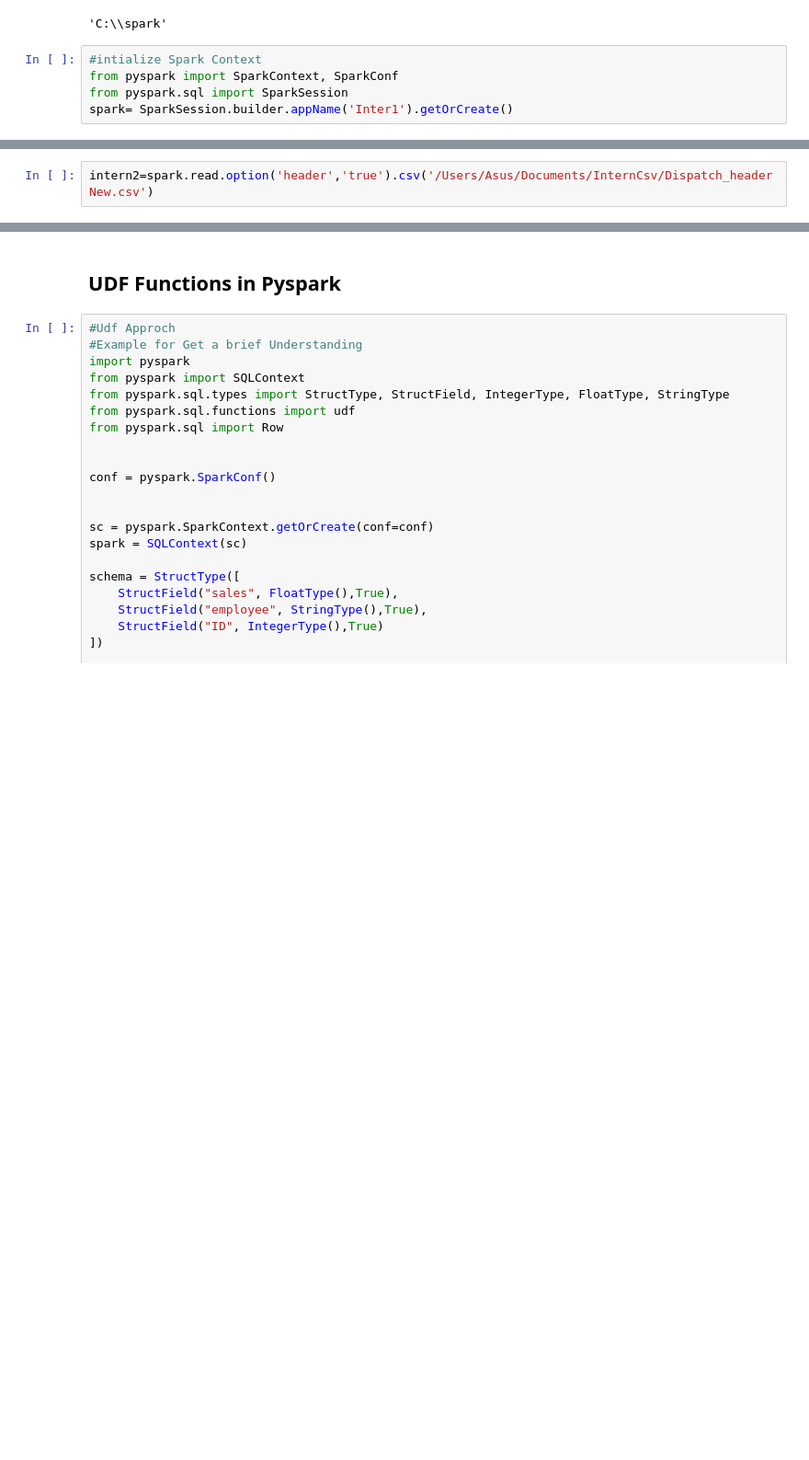
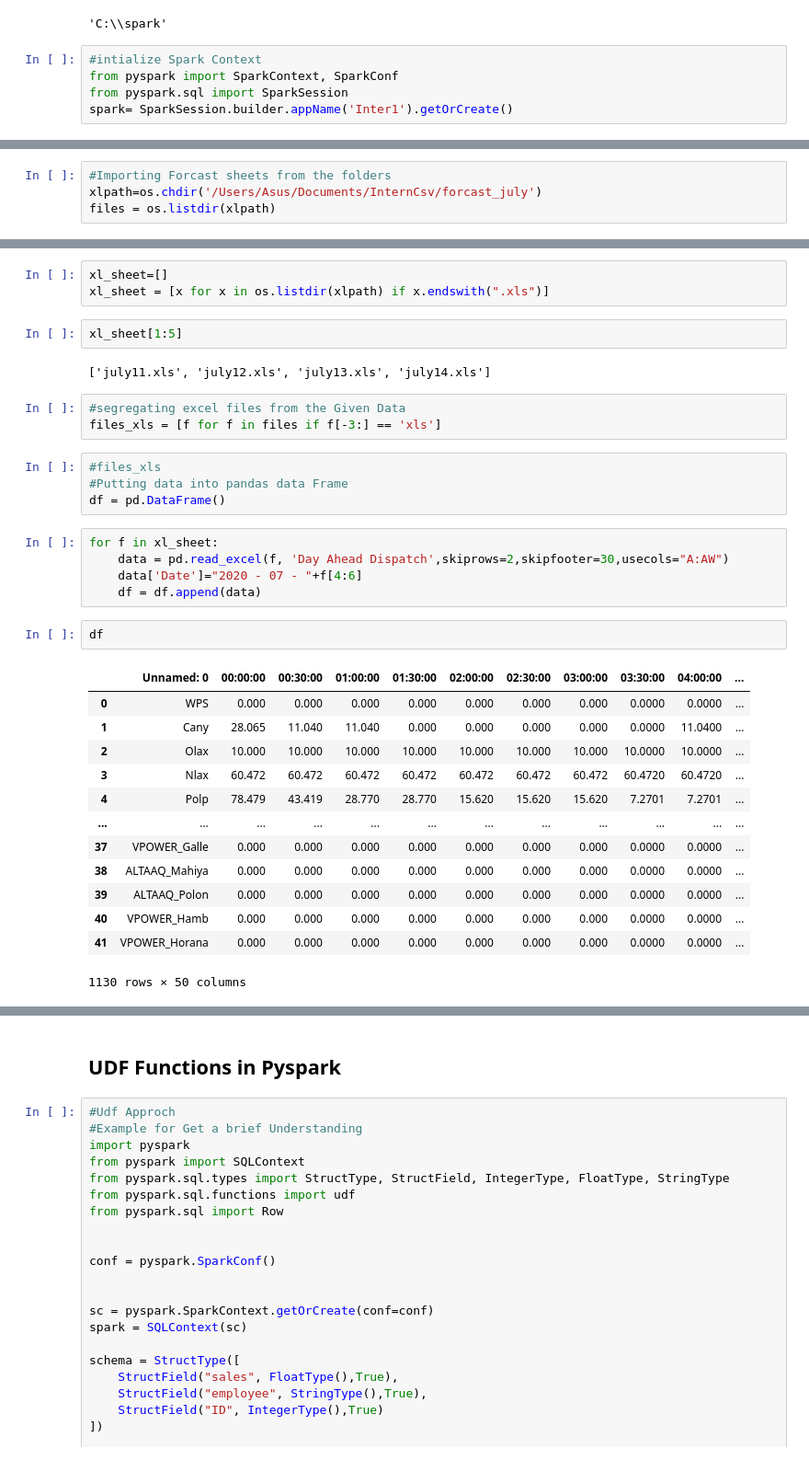
Before and after one commit to PanduDcau/Data-Analysis-Intern, a Jupyter notebook: Data Processing/Table Manipulation/PySpark Part 1.ipynb, the cells around one changed output, grey strips where cells are left out. Shown at 92% size. Cells and saved outputs as stored; diff of their text form; blank space fills up the shorter version.

```diff
--- a/Data Processing/Table Manipulation/PySpark Part 1.ipynb
+++ b/Data Processing/Table Manipulation/PySpark Part 1.ipynb
@@ -16,0 +22,4 @@ spark= SparkSession.builder.appName('Inter1').getOrCreate()
+# %%
+#Importing Forcast sheets from the folders
+xlpath=os.chdir('/Users/Asus/Documents/InternCsv/forcast_july')
+files = os.listdir(xlpath)
@@ -17,3 +32,36 @@ spark= SparkSession.builder.appName('Inter1').getOrCreate()
+# %%
+xl_sheet=[]
+xl_sheet = [x for x in os.listdir(xlpath) if x.endswith(".xls")]
+# %%
+xl_sheet[1:5]
+# %% [output]
+['july11.xls', 'july12.xls', 'july13.xls', 'july14.xls']
+# %%
+#segregating excel files from the Given Data
+files_xls = [f for f in files if f[-3:] == 'xls']
+# %%
+#files_xls
+#Putting data into pandas data Frame
+df = pd.DataFrame()
 # %%
-intern2=spark.read.option('header','true').csv('/Users/Asus/Documents/InternCsv/Dispatch_headerNew.csv')
+for f in xl_sheet:
+    data = pd.read_excel(f, 'Day Ahead Dispatch',skiprows=2,skipfooter=30,usecols="A:AW")
+    data['Date']="2020 - 07 - "+f[4:6]
+    df = df.append(data)
+# %%
+df
+# %% [output]
+|  | Unnamed: 0 | 00:00:00 | 00:30:00 | 01:00:00 | 01:30:00 | 02:00:00 | 02:30:00 | 03:00:00 | 03:30:00 | 04:00:00 | ... |
+| 0 | WPS | 0.000 | 0.000 | 0.000 | 0.000 | 0.000 | 0.000 | 0.000 | 0.0000 | 0.0000 | ... |
+| 1 | Cany | 28.065 | 11.040 | 11.040 | 0.000 | 0.000 | 0.000 | 0.000 | 0.0000 | 11.0400 | ... |
+| 2 | Olax | 10.000 | 10.000 | 10.000 | 10.000 | 10.000 | 10.000 | 10.000 | 10.0000 | 10.0000 | ... |
+| 3 | Nlax | 60.472 | 60.472 | 60.472 | 60.472 | 60.472 | 60.472 | 60.472 | 60.4720 | 60.4720 | ... |
+| 4 | Polp | 78.479 | 43.419 | 28.770 | 28.770 | 15.620 | 15.620 | 15.620 | 7.2701 | 7.2701 | ... |
+| ... | ... | ... | ... | ... | ... | ... | ... | ... | ... | ... | ... |
+| 37 | VPOWER_Galle | 0.000 | 0.000 | 0.000 | 0.000 | 0.000 | 0.000 | 0.000 | 0.0000 | 0.0000 | ... |
+| 38 | ALTAAQ_Mahiya | 0.000 | 0.000 | 0.000 | 0.000 | 0.000 | 0.000 | 0.000 | 0.0000 | 0.0000 | ... |
+| 39 | ALTAAQ_Polon | 0.000 | 0.000 | 0.000 | 0.000 | 0.000 | 0.000 | 0.000 | 0.0000 | 0.0000 | ... |
+| 40 | VPOWER_Hamb | 0.000 | 0.000 | 0.000 | 0.000 | 0.000 | 0.000 | 0.000 | 0.0000 | 0.0000 | ... |
+| 41 | VPOWER_Horana | 0.000 | 0.000 | 0.000 | 0.000 | 0.000 | 0.000 | 0.000 | 0.0000 | 0.0000 | ... |
+1130 rows × 50 columns
 # %%
```
Also changed, not shown: parts of 35 cells of this notebook, 1 other file.
